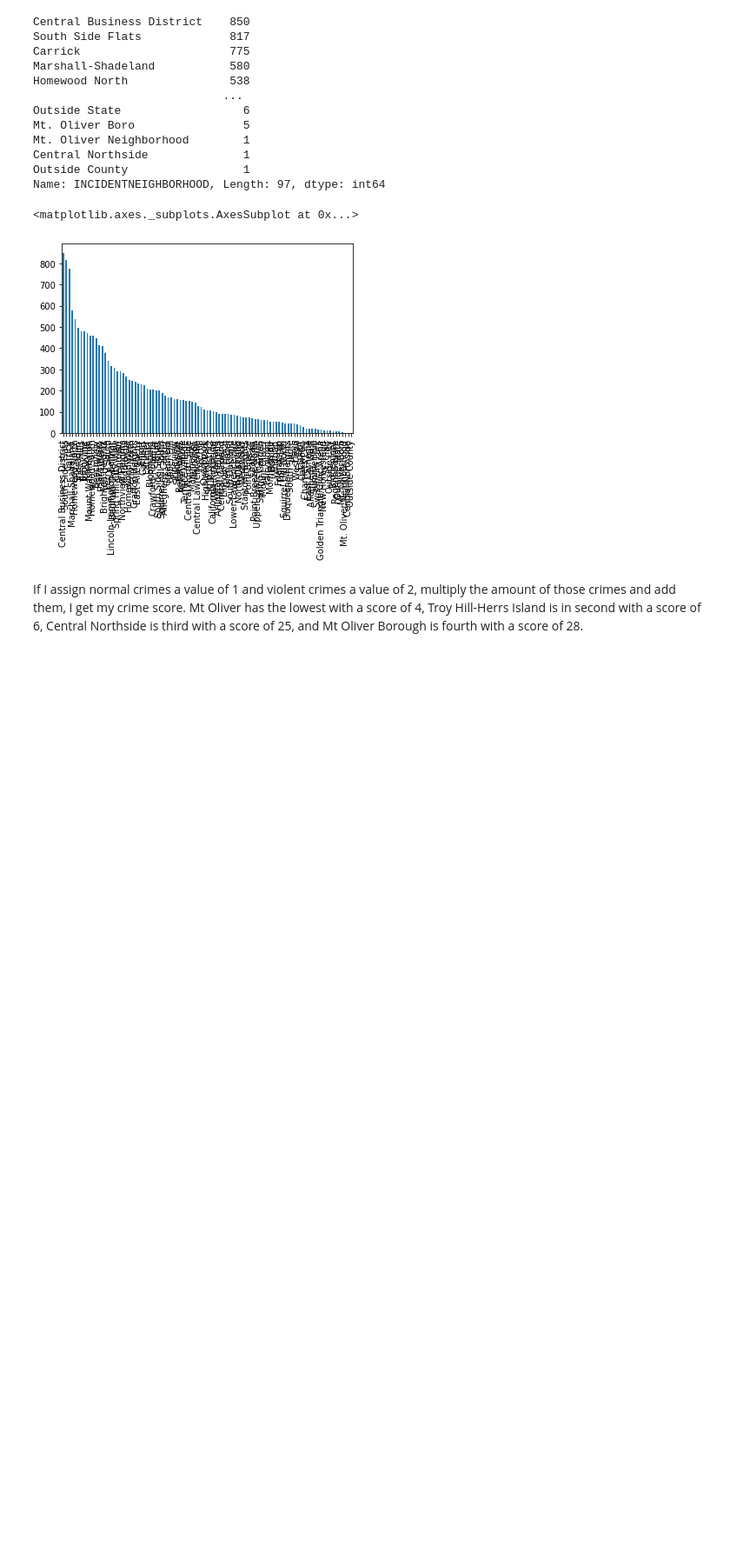
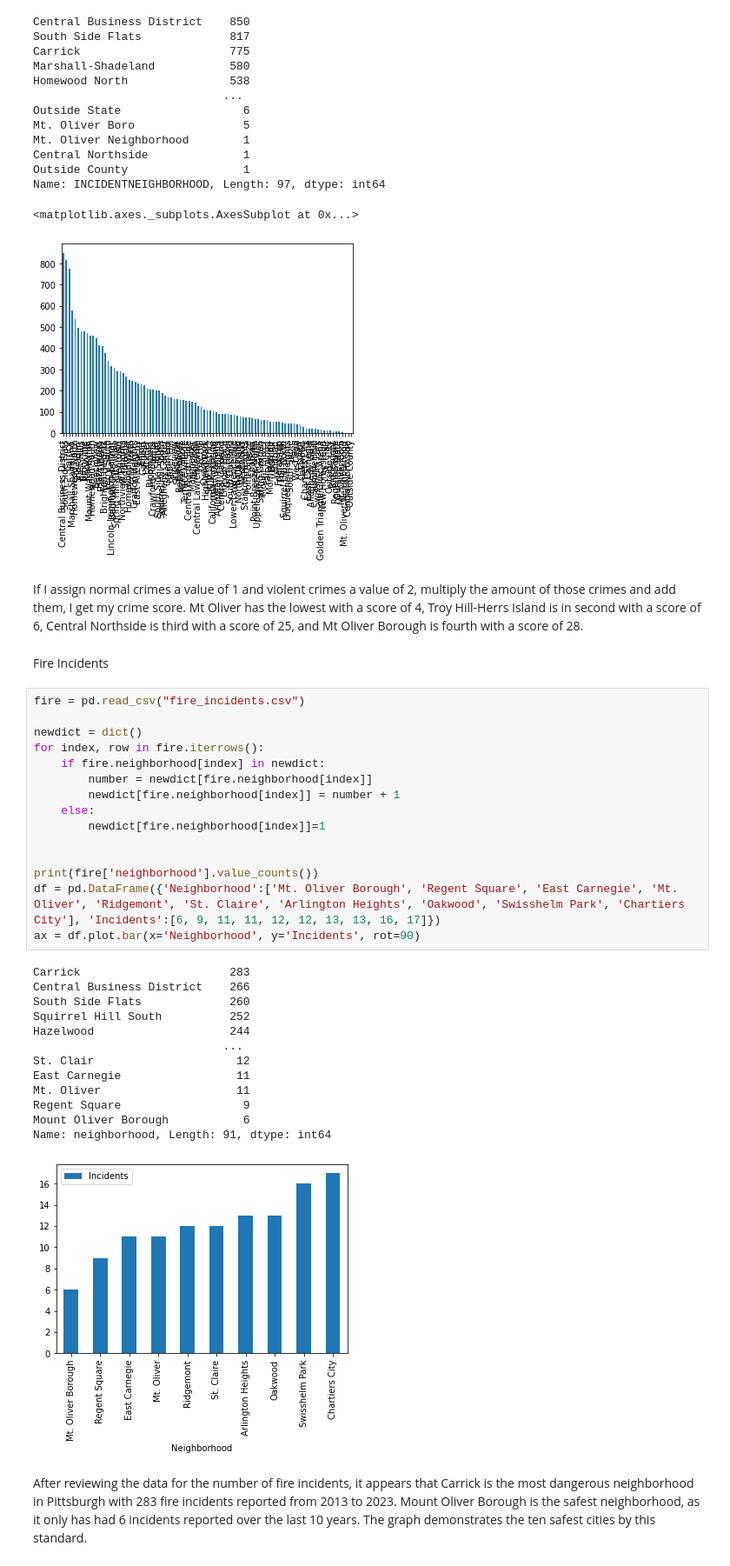
Before and after one commit to pww56/Group-23-Final-Project, a Jupyter notebook: SafestNeighborhood.ipynb, the cells around one changed output. Shown: that part at 87% size. Drawn from its saved outputs; the diff is of its cells as text; blank space fills up the shorter version.

Commit message:
safe neighborhood + fires

```diff
--- a/SafestNeighborhood.ipynb
+++ b/SafestNeighborhood.ipynb
@@ -97,3 +97,37 @@ Name: INCIDENTNEIGHBORHOOD, Length: 97, dtype: int64
 [figure]
 # %% [markdown]
 If I assign normal crimes a value of 1 and violent crimes a value of 2, multiply the amount of those crimes and add them, I get my crime score.  Mt Oliver has the lowest with a score of 4, Troy Hill-Herrs Island is in second with a score of 6, Central Northside is third with a score of 25, and Mt Oliver Borough is fourth with a score of 28.
+# %% [markdown]
+Fire Incidents
+# %%
+fire = pd.read_csv("fire_incidents.csv")
+
+newdict = dict()
+for index, row in fire.iterrows():
+    if fire.neighborhood[index] in newdict:
+        number = newdict[fire.neighborhood[index]]
+        newdict[fire.neighborhood[index]] = number + 1
+    else:
+        newdict[fire.neighborhood[index]]=1
+
+
+print(fire['neighborhood'].value_counts())
+df = pd.DataFrame({'Neighborhood':['Mt. Oliver Borough', 'Regent Square', 'East Carnegie', 'Mt. Oliver', 'Ridgemont', 'St. Claire', 'Arlington Heights', 'Oakwood', 'Swisshelm Park', 'Chartiers City'], 'Incidents':[6, 9, 11, 11, 12, 12, 13, 13, 16, 17]})
+ax = df.plot.bar(x='Neighborhood', y='Incidents', rot=90)
+# %% [output]
+Carrick                      283
+Central Business District    266
+South Side Flats             260
+Squirrel Hill South          252
+Hazelwood                    244
+                            ...
+St. Clair                     12
+East Carnegie                 11
+Mt. Oliver                    11
+Regent Square                  9
+Mount Oliver Borough           6
+Name: neighborhood, Length: 91, dtype: int64
+[figure, added]
+# %% [markdown]
+After reviewing the data for the number of fire incidents, it appears that Carrick is the most dangerous neighborhood in Pittsburgh with 283 fire incidents reported from 2013 to 2023.
+Mount Oliver Borough is the safest neighborhood, as it only has had 6 incidents reported over the last 10 years. The graph demonstrates the ten safest cities by this standard.
```
Also changed, not shown: 1 other file.
